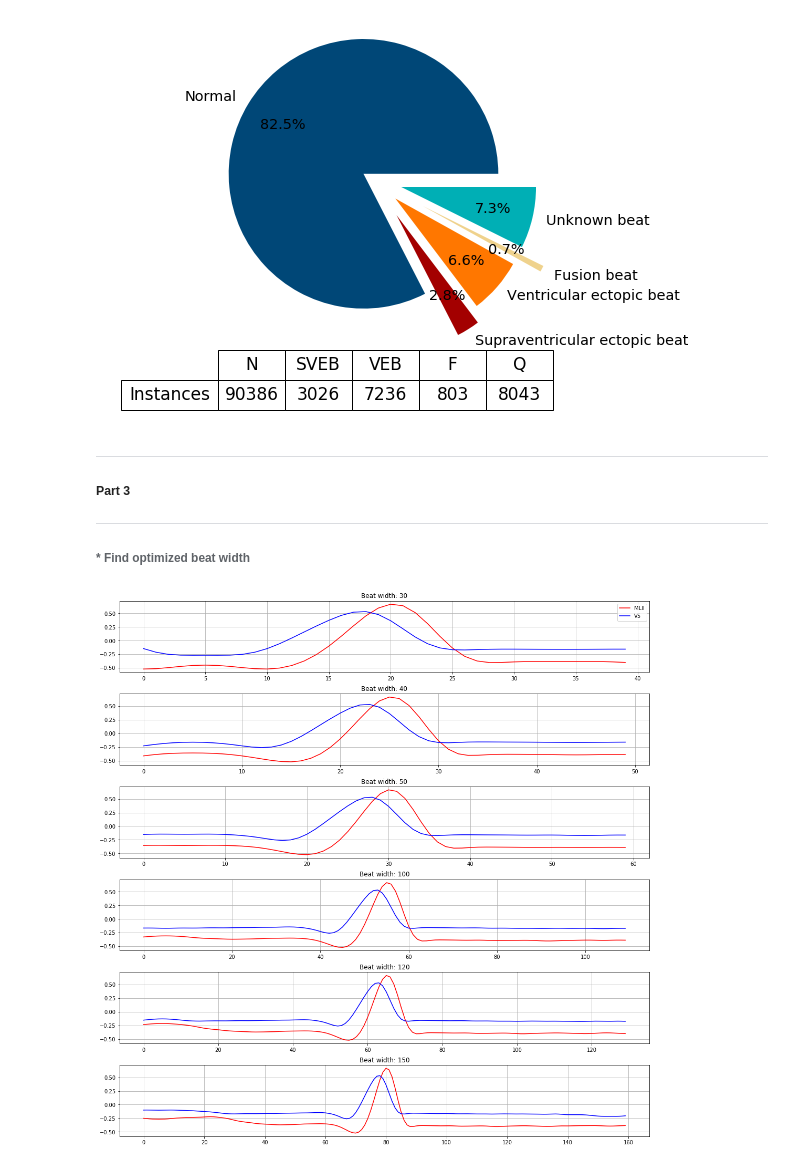
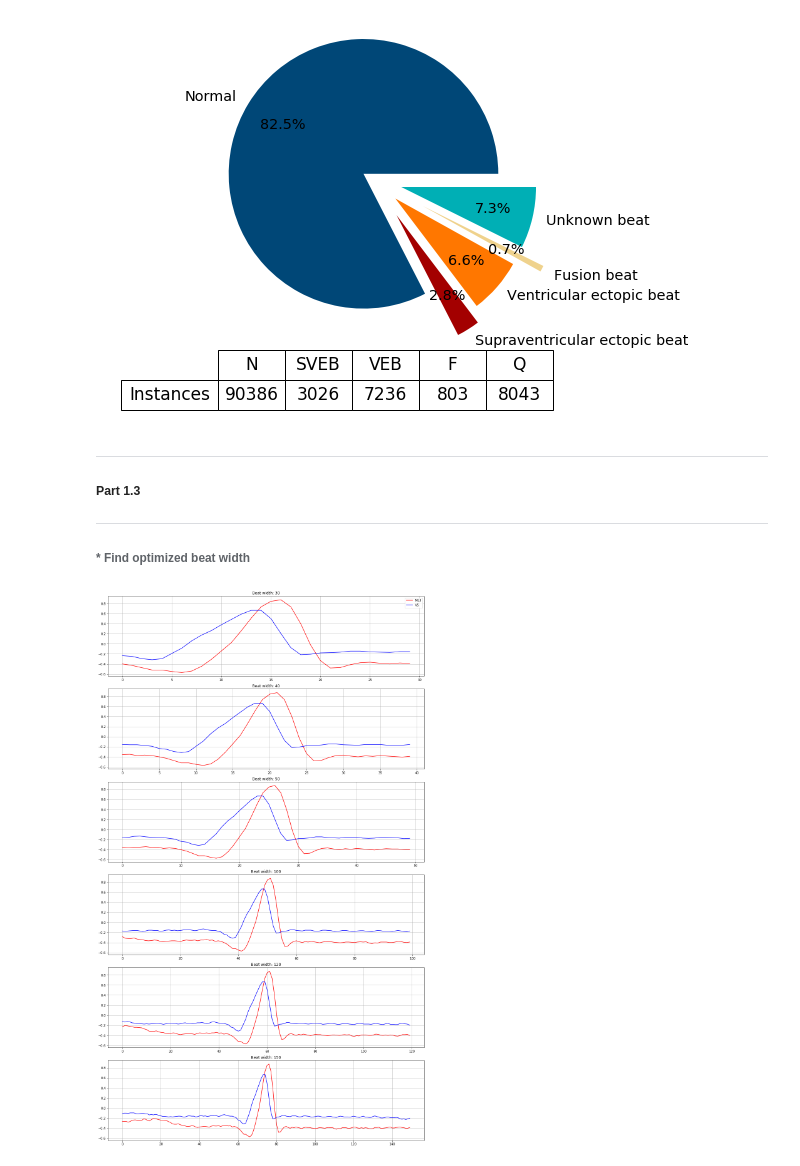
Before and after one commit to omerferhatt/arrhythmia-cnn, a Jupyter notebook: notebooks/main.ipynb, the cells around one changed output. Cells and saved outputs as stored; diff of their text form; code cells hidden in the pictures.

```diff
--- a/notebooks/main.ipynb
+++ b/notebooks/main.ipynb
@@ -241,6 +241,6 @@ draw_pie_chart_sb_class()
 [figure]
 # %% [markdown]
 ---
-##### Part 3
+##### Part 1.3
 ---
 ###### * Find optimized beat width
@@ -275,21 +247,21 @@ def smooth(x,window_len=11,window='hanning'):
 # %%
 # Take random beat and compare different beat widths
 def plot_beat_comparison(beat_list):
-    fig, axes = plt.subplots(nrows=len(beat_list), ncols=1, figsize=(15, 15))
+    fig, axes = plt.subplots(nrows=len(beat_list), ncols=1, figsize=(15, 25))
     fig.tight_layout(pad=2.0)
 
     for ax, width in zip(axes, beat_list):
-        ax.plot(smooth(record.p_signal[ann.sample[8] - width // 2:
-                                       ann.sample[8] + width // 2, 0]), "r",
-                smooth(record.p_signal[ann.sample[8] - width // 2:
-                                       ann.sample[8] + width // 2, 1]), "b")
+        ax.plot(record.p_signal[ann.sample[8] - width // 2:
+                                ann.sample[8] + width // 2, 0], "r",
+                record.p_signal[ann.sample[8] - width // 2:
+                                ann.sample[8] + width // 2, 1], "b")
         ax.set_title(f"Beat width: {width}")
         ax.grid(True)
     axes[0].legend(record.sig_name)
     plt.show(fig)
 
 beat_width_list = [30, 40, 50, 100, 120, 150]
 plot_beat_comparison(beat_width_list)
 # %% [output]
-[figure, old version]
+[figure, new version]
 # %%
```
Also changed, not shown: parts of 11 cells of this notebook, 1 other file.
